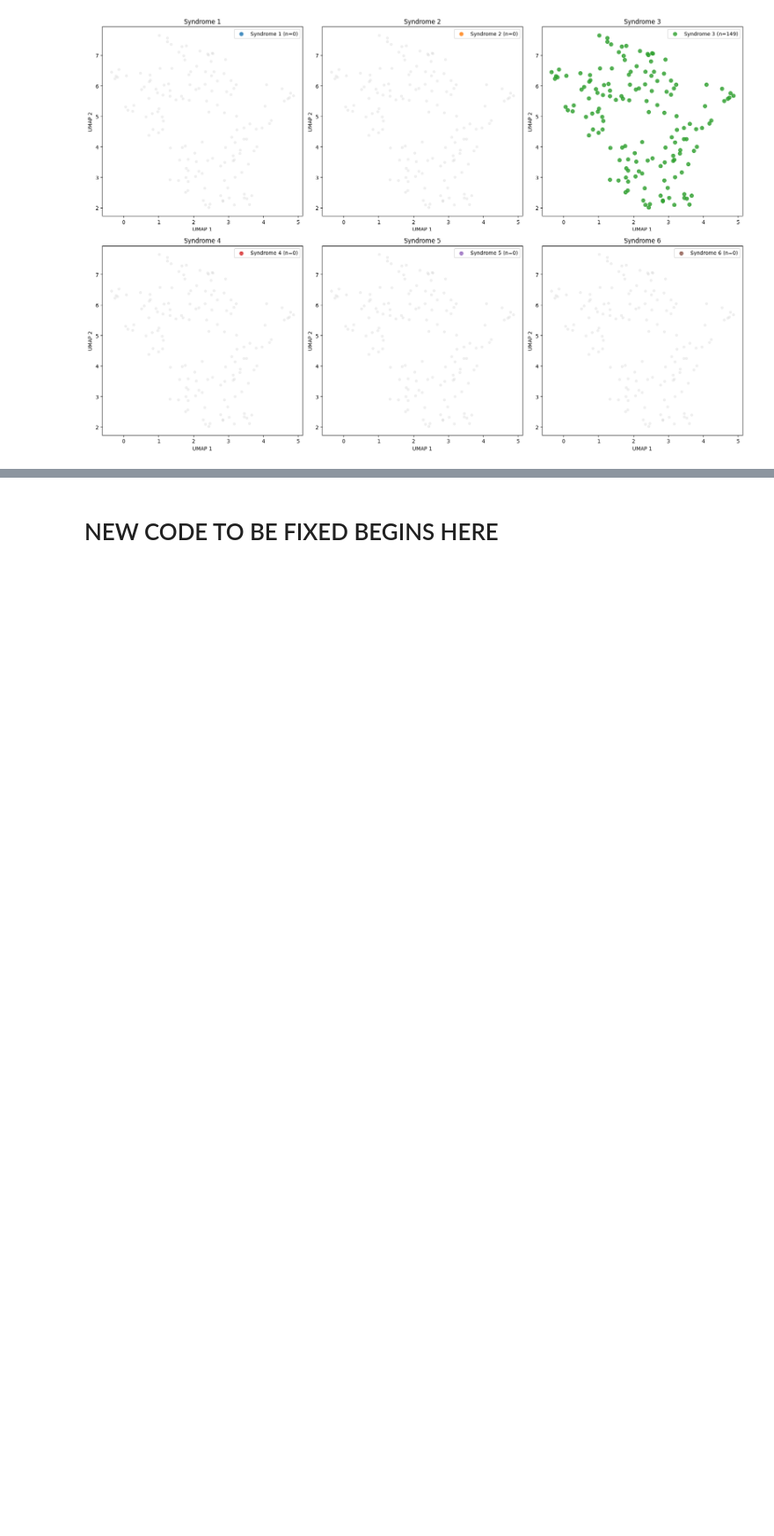
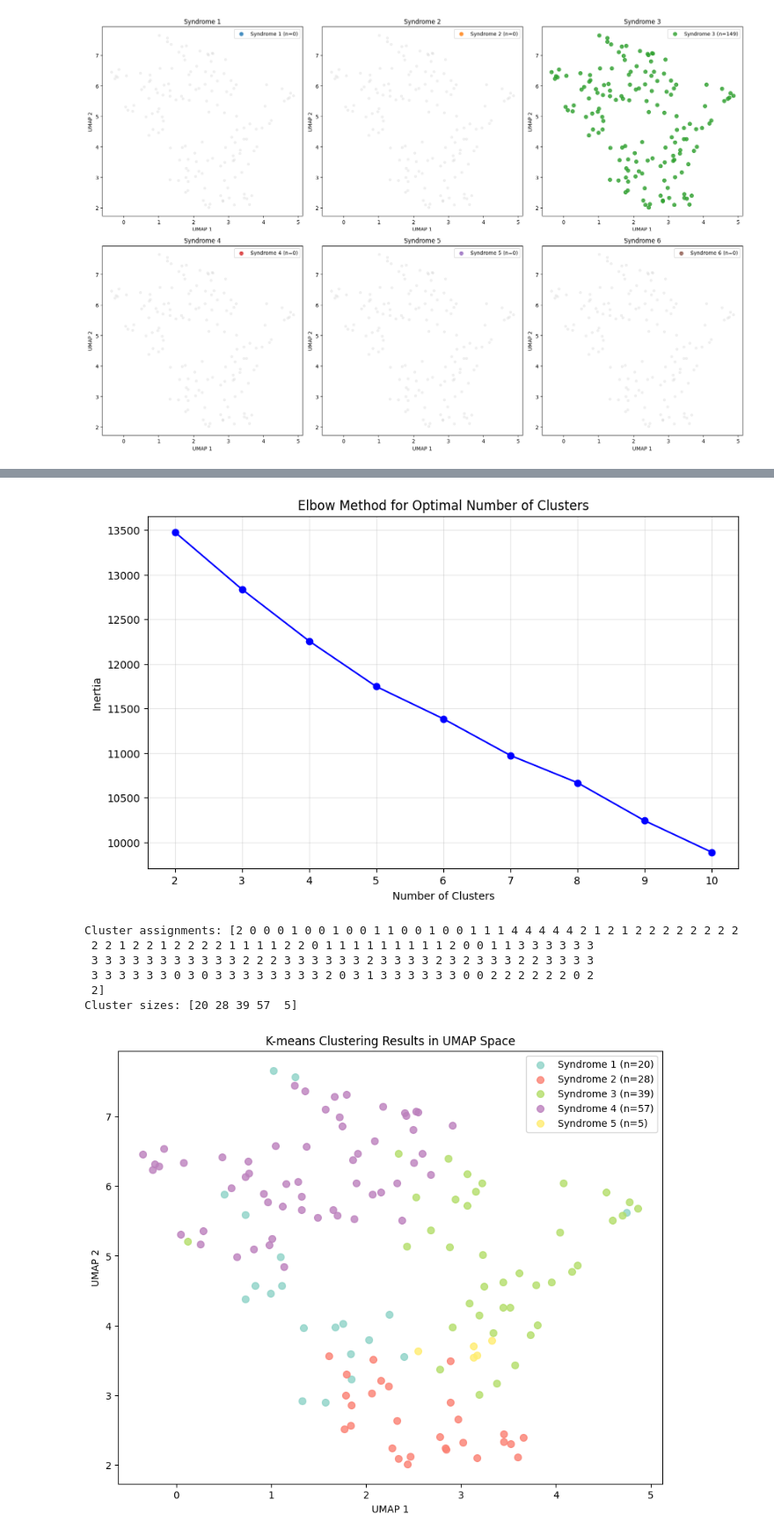
Before and after one commit to mkamya20/SyndromeandLevers, a Jupyter notebook: dev/exploration_new.ipynb, the cells around one changed output, grey strips where cells are left out. Shown at 88% size. Cells and saved outputs as stored; diff of their text form; code cells hidden in the pictures; blank space fills up the shorter version.

Commit message:
Pytorch Advanced Analysis

```diff
--- a/dev/exploration_new.ipynb
+++ b/dev/exploration_new.ipynb
@@ -1017,8 +1029,64 @@ Syndrome Analysis:
 • Phylogenetic-aware model incorporates evolutionary relationships
 • Neural networks can predict trait combinations (syndrome indicators)
 • PyTorch enables scalable analysis of complex trait relationships
-# %% [markdown]
-# NEW CODE TO BE FIXED BEGINS HERE
+# %%
+# Fix clustering issue - use K-means for better syndrome identification
+from sklearn.cluster import KMeans
+from sklearn.preprocessing import StandardScaler
+
+# Use the scaled trait data for clustering
+X_cluster = X_scaled  # This is already scaled from previous cells
+
+# Determine optimal number of clusters using elbow method
+inertias = []
+K_range = range(2, 11)
+
+for k in K_range:
+    kmeans = KMeans(n_clusters=k, random_state=42, n_init=10)
+    kmeans.fit(X_cluster)
+    inertias.append(kmeans.inertia_)
+
+# Plot elbow curve
+plt.figure(figsize=(10, 6))
+plt.plot(K_range, inertias, 'bo-')
+plt.xlabel('Number of Clusters')
+plt.ylabel('Inertia')
+plt.title('Elbow Method for Optimal Number of Clusters')
+plt.grid(True, alpha=0.3)
+plt.show()
+
+# Use 5 clusters for syndrome analysis
+n_clusters = 5
+kmeans = KMeans(n_clusters=n_clusters, random_state=42, n_init=10)
+cluster_assignments = kmeans.fit_predict(X_cluster)
+
+print(f"Cluster assignments: {cluster_assignments}")
+print(f"Cluster sizes: {np.bincount(cluster_assignments)}")
+
+# Visualize clusters in UMAP space
+fig, ax = plt.subplots(figsize=(10, 8))
+colors = plt.cm.Set3(np.linspace(0, 1, n_clusters))
+
+for cluster_id in range(n_clusters):
+    mask = cluster_assignments == cluster_id
+    ax.scatter(embedding[mask, 0], embedding[mask, 1],
+               c=[colors[cluster_id]], alpha=0.8, s=50,
+               label=f'Syndrome {cluster_id+1} (n={np.sum(mask)})')
+
+ax.set_title('K-means Clustering Results in UMAP Space')
+ax.set_xlabel('UMAP 1')
+ax.set_ylabel('UMAP 2')
+ax.legend()
+plt.show()
+# %% [output]
+[figure, added]
+Cluster assignments: [2 0 0 0 1 0 0 1 0 0 1 1 0 0 1 0 0 1 1 1 4 4 4 4 4 2 1 2 1 2 2 2 2 2 2 2 2
+ 2 2 1 2 2 1 2 2 2 2 1 1 1 1 2 2 0 1 1 1 1 1 1 1 1 1 2 0 0 1 1 3 3 3 3 3 3
+ 3 3 3 3 3 3 3 3 3 3 3 2 2 2 3 3 3 3 3 3 2 3 3 3 3 2 3 2 3 3 3 2 2 3 3 3 3
+ 3 3 3 3 3 3 0 3 0 3 3 3 3 3 3 3 3 2 0 3 1 3 3 3 3 3 3 0 0 2 2 2 2 2 2 0 2
+ 2]
+Cluster sizes: [20 28 39 57  5]
+[figure, added]
 # %%
 import pandas as pd
 import numpy as np
```
Also changed, not shown: parts of 11 cells of this notebook, 1 other file.
